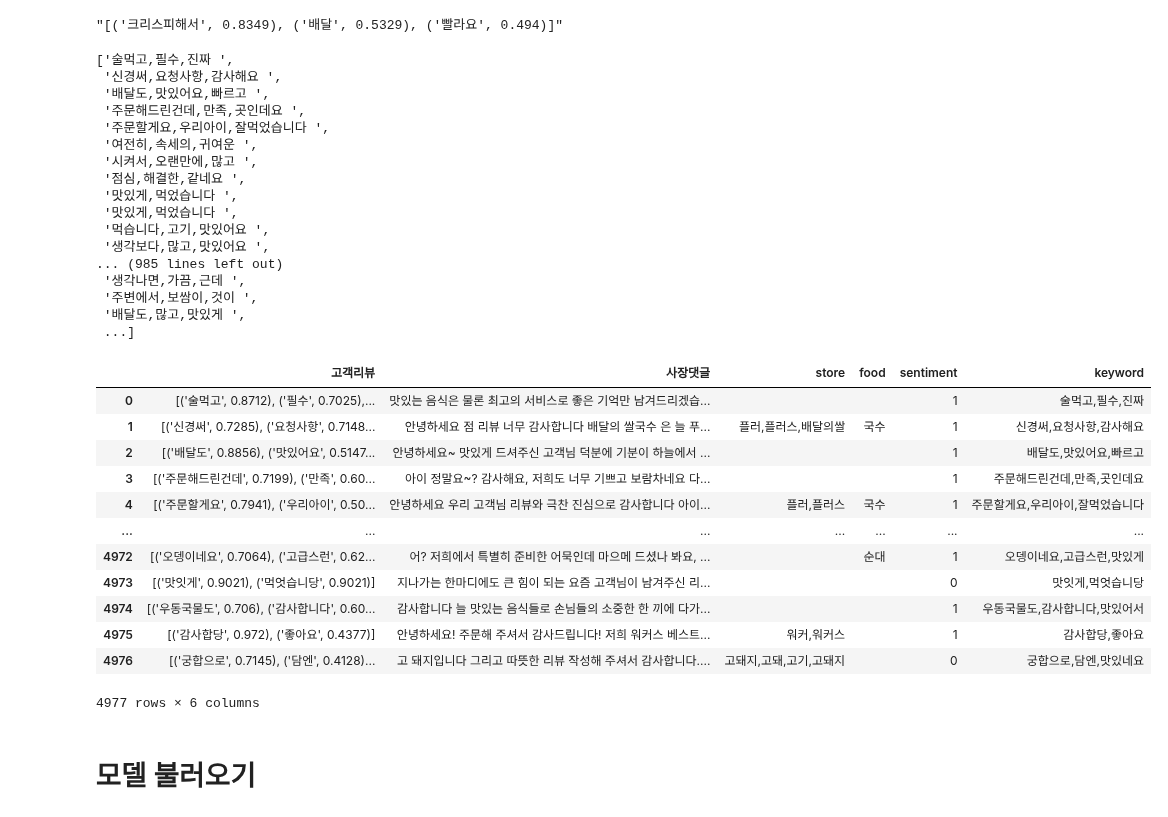
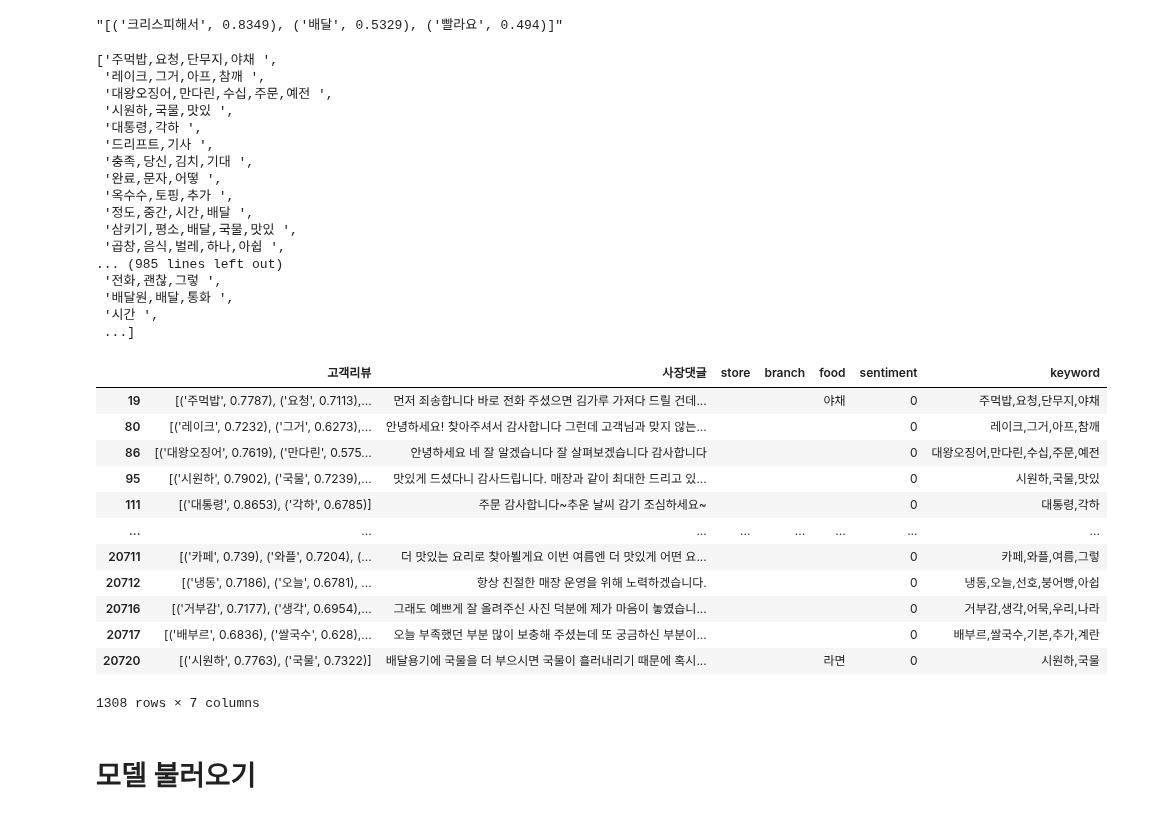
Before and after one commit to swoo-nam/BootCamp_project_final, a Jupyter notebook: 이소현_서비스2_모델링2.ipynb, the cells around one changed output. Saved outputs shown, nothing was run; the diff lists cells and outputs as text; code cells hidden in the pictures.

```diff
--- a/이소현_서비스2_모델링2.ipynb
+++ b/이소현_서비스2_모델링2.ipynb
@@ -81,4 +87,4 @@ df = df.dropna(subset=['corrected_reply'])
 # %%
-df.columns = ["고객리뷰","사장댓글",'store','food', 'sentiment']
+df.columns = ["고객리뷰","사장댓글",'store','branch','food','sentiment']
 df
 # %% [output]
@@ -105,0 +115,3 @@ See the caveats in the documentation: https://pandas.pydata.org/pandas-docs/stab
+# %%
+ng_df = df.loc[df.sentiment == 0]
+ng_df
@@ -106 +132,3 @@ See the caveats in the documentation: https://pandas.pydata.org/pandas-docs/stab
+# %%
+ng_df = ng_df.copy()
 # %%
@@ -140,7 +154,7 @@ df
 pat = re.compile("[^가-힣 ]")
 
 keyword = []
-for lst in df['고객리뷰']:
+for lst in ng_df['고객리뷰']:
     tmp = []
     # print(lst)
     # print(type(lst))
@@ -151,40 +165,40 @@ for lst in df['고객리뷰']:
 
 keyword
 # %% [output]
-['술먹고,필수,진짜 ',
- '신경써,요청사항,감사해요 ',
- '배달도,맛있어요,빠르고 ',
- '주문해드린건데,만족,곳인데요 ',
- '주문할게요,우리아이,잘먹었습니다 ',
- '여전히,속세의,귀여운 ',
- '시켜서,오랜만에,많고 ',
- '점심,해결한,같네요 ',
- '맛있게,먹었습니다 ',
- '맛있게,먹었습니다 ',
- '먹습니다,고기,맛있어요 ',
- '생각보다,많고,맛있어요 ',
+['주먹밥,요청,단무지,야채 ',
+ '레이크,그거,아프,참깨 ',
+ '대왕오징어,만다린,수십,주문,예전 ',
+ '시원하,국물,맛있 ',
+ '대통령,각하 ',
+ '드리프트,기사 ',
+ '충족,당신,김치,기대 ',
+ '완료,문자,어떻 ',
+ '옥수수,토핑,추가 ',
+ '정도,중간,시간,배달 ',
+ '삼키기,평소,배달,국물,맛있 ',
+ '곱창,음식,벌레,하나,아쉽 ',
 ... (985 lines left out)
- '생각나면,가끔,근데 ',
- '주변에서,보쌈이,것이 ',
- '배달도,많고,맛있게 ',
+ '전화,괜찮,그렇 ',
+ '배달원,배달,통화 ',
+ '시간 ',
  ...]
 # %%
-df['keyword'] = keyword
-df
+ng_df['keyword'] = keyword
+ng_df
 # %% [output]
-|  | 고객리뷰 | 사장댓글 | store | food | sentiment | keyword |
-| 0 | [('술먹고', 0.8712), ('필수', 0.7025),... | 맛있는 음식은 물론 최고의 서비스로 좋은 기억만 남겨드리겠습... |  |  | 1 | 술먹고,필수,진짜 |
-| 1 | [('신경써', 0.7285), ('요청사항', 0.7148... | 안녕하세요 점 리뷰 너무 감사합니다 배달의 쌀국수 은 늘 푸... | 플러,플러스,배달의쌀 | 국수 | 1 | 신경써,요청사항,감사해요 |
-| 2 | [('배달도', 0.8856), ('맛있어요', 0.5147... | 안녕하세요~ 맛있게 드셔주신 고객님 덕분에 기분이 하늘에서 ... |  |  | 1 | 배달도,맛있어요,빠르고 |
-| 3 | [('주문해드린건데', 0.7199), ('만족', 0.60... | 아이 정말요~? 감사해요, 저희도 너무 기쁘고 보람차네요 다... |  |  | 1 | 주문해드린건데,만족,곳인데요 |
-| 4 | [('주문할게요', 0.7941), ('우리아이', 0.50... | 안녕하세요 우리 고객님 리뷰와 극찬 진심으로 감사합니다 아이... | 플러,플러스 | 국수 | 1 | 주문할게요,우리아이,잘먹었습니다 |
-| ... | ... | ... | ... | ... | ... | ... |
-| 4972 | [('오뎅이네요', 0.7064), ('고급스런', 0.62... | 어? 저희에서 특별히 준비한 어묵인데 마으메 드셨나 봐요, ... |  | 순대 | 1 | 오뎅이네요,고급스런,맛있게 |
-| 4973 | [('맛잇게', 0.9021), ('먹엇습니당', 0.9021)] | 지나가는 한마디에도 큰 힘이 되는 요즘 고객님이 남겨주신 리... |  |  | 0 | 맛잇게,먹엇습니당 |
-| 4974 | [('우동국물도', 0.706), ('감사합니다', 0.60... | 감사합니다 늘 맛있는 음식들로 손님들의 소중한 한 끼에 다가... |  |  | 1 | 우동국물도,감사합니다,맛있어서 |
-| 4975 | [('감사합당', 0.972), ('좋아요', 0.4377)] | 안녕하세요! 주문해 주셔서 감사드립니다! 저희 워커스 베스트... | 워커,워커스 |  | 1 | 감사합당,좋아요 |
-| 4976 | [('궁합으로', 0.7145), ('담엔', 0.4128)... | 고 돼지입니다 그리고 따뜻한 리뷰 작성해 주셔서 감사합니다.... | 고돼지,고돼,고기,고돼지 |  | 0 | 궁합으로,담엔,맛있네요 |
+|  | 고객리뷰 | 사장댓글 | store | branch | food | sentiment | keyword |
+| 19 | [('주먹밥', 0.7787), ('요청', 0.7113),... | 먼저 죄송합니다 바로 전화 주셨으면 김가루 가져다 드릴 건데... |  |  | 야채 | 0 | 주먹밥,요청,단무지,야채 |
+| 80 | [('레이크', 0.7232), ('그거', 0.6273),... | 안녕하세요! 찾아주셔서 감사합니다 그런데 고객님과 맞지 않는... |  |  |  | 0 | 레이크,그거,아프,참깨 |
+| 86 | [('대왕오징어', 0.7619), ('만다린', 0.575... | 안녕하세요 네 잘 알겠습니다 잘 살펴보겠습니다 감사합니다 |  |  |  | 0 | 대왕오징어,만다린,수십,주문,예전 |
+| 95 | [('시원하', 0.7902), ('국물', 0.7239),... | 맛있게 드셨다니 감사드립니다. 매장과 같이 최대한 드리고 있... |  |  |  | 0 | 시원하,국물,맛있 |
+| 111 | [('대통령', 0.8653), ('각하', 0.6785)] | 주문 감사합니다~추운 날씨 감기 조심하세요~ |  |  |  | 0 | 대통령,각하 |
+| ... | ... | ... | ... | ... | ... | ... | ... |
+| 20711 | [('카페', 0.739), ('와플', 0.7204), (... | 더 맛있는 요리로 찾아뵐게요 이번 여름엔 더 맛있게 어떤 요... |  |  |  | 0 | 카페,와플,여름,그렇 |
+| 20712 | [('냉동', 0.7186), ('오늘', 0.6781), ... | 항상 친절한 매장 운영을 위해 노력하겠습니다. |  |  |  | 0 | 냉동,오늘,선호,붕어빵,아쉽 |
+| 20716 | [('거부감', 0.7177), ('생각', 0.6954),... | 그래도 예쁘게 잘 올려주신 사진 덕분에 제가 마음이 놓였습니... |  |  |  | 0 | 거부감,생각,어묵,우리,나라 |
+| 20717 | [('배부르', 0.6836), ('쌀국수', 0.628),... | 오늘 부족했던 부분 많이 보충해 주셨는데 또 궁금하신 부분이... |  |  |  | 0 | 배부르,쌀국수,기본,추가,계란 |
+| 20720 | [('시원하', 0.7763), ('국물', 0.7322)] | 배달용기에 국물을 더 부으시면 국물이 흘러내리기 때문에 혹시... |  |  | 라면 | 0 | 시원하,국물 |
-4977 rows × 6 columns
+1308 rows × 7 columns
 # %% [markdown]
 # 모델 불러오기
 # %%
```
Also changed, not shown: parts of 48 cells of this notebook.
